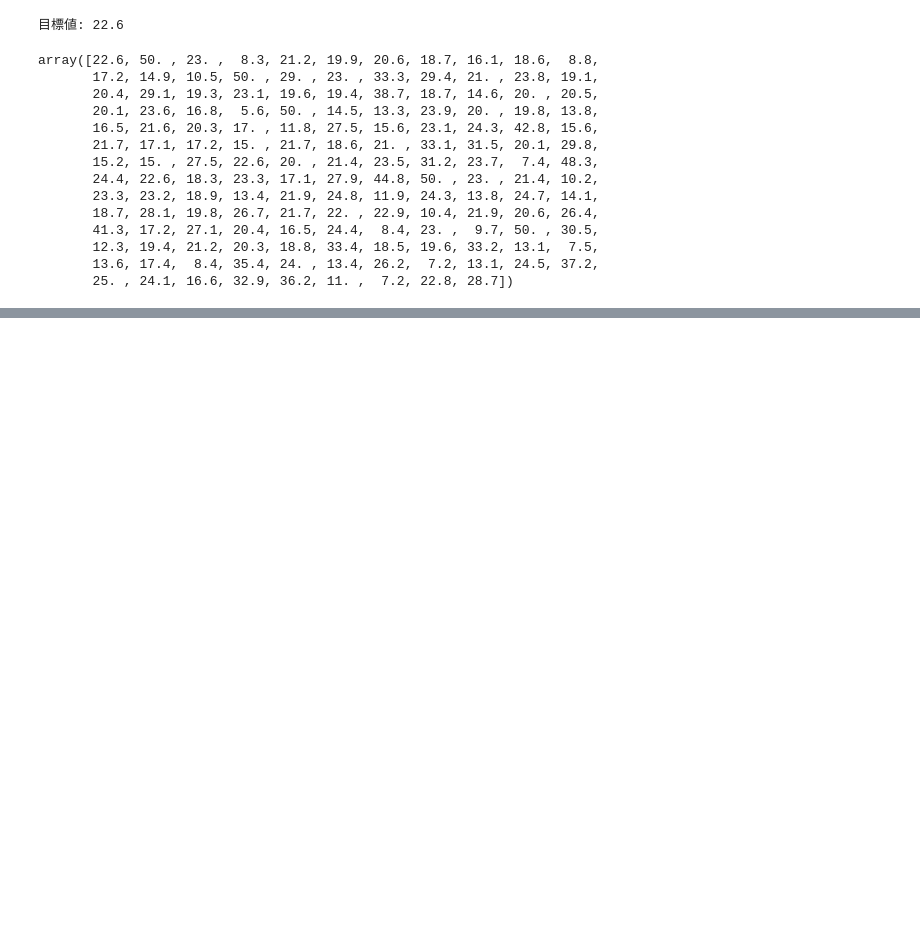
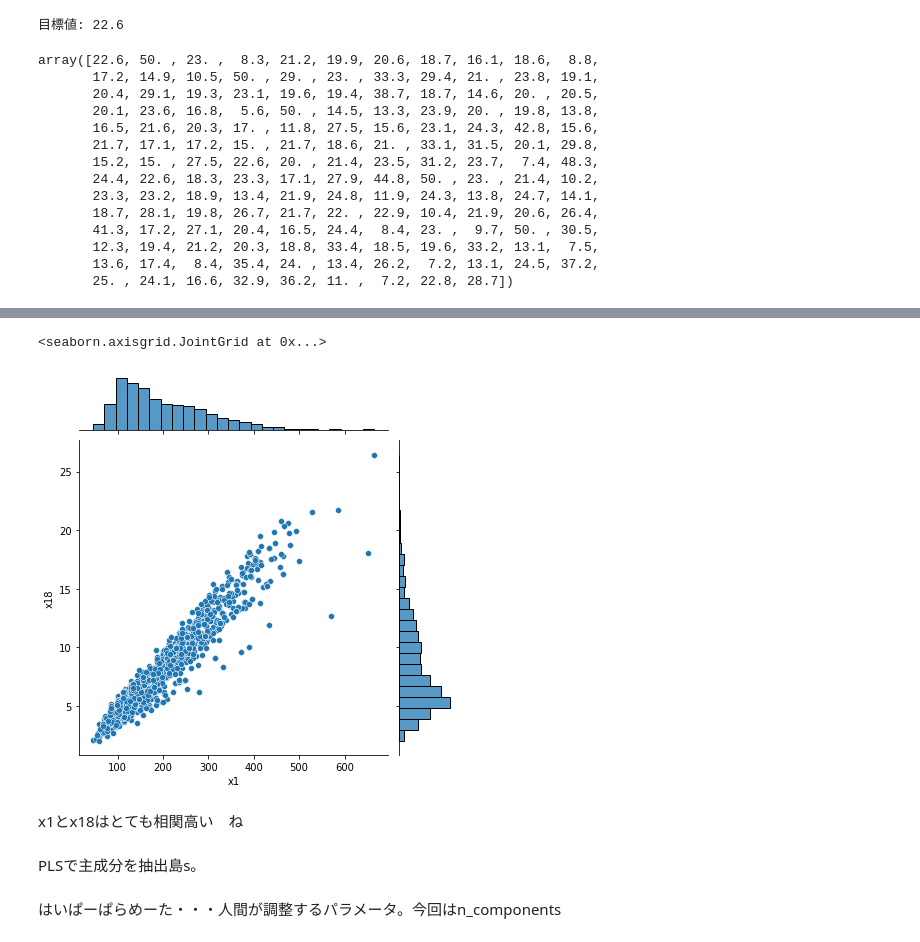
Before and after one commit to ichi-a00/google_colab, a Jupyter notebook: 教師あり学習：回帰.ipynb, the cells around one changed output, grey strips where cells are left out. Drawn from its saved outputs; the diff is of its cells as text; code cells hidden in the pictures; blank space fills up the shorter version.

```diff
--- a/教師あり学習：回帰.ipynb
+++ b/教師あり学習：回帰.ipynb
@@ -214,0 +273,9 @@ array([22.6, 50. , 23. ,  8.3, 21.2, 19.9, 20.6, 18.7, 16.1, 18.6,  8.8,
+# %%
+sns.jointplot(x='x1', y="x18", data=df)
+# %% [output]
+<seaborn.axisgrid.JointGrid at 0x...>
+[figure, added]
+# %% [markdown]
+x1とx18はとても相関高い　ね
+# %% [markdown]
+PLSで主成分を抽出島s。
@@ -214,0 +286,2 @@ array([22.6, 50. , 23. ,  8.3, 21.2, 19.9, 20.6, 18.7, 16.1, 18.6,  8.8,
+# %% [markdown]
+はいぱーぱらめーた・・・人間が調整するパラメータ。今回はn_components
```
Also changed, not shown: parts of 18 cells of this notebook.
